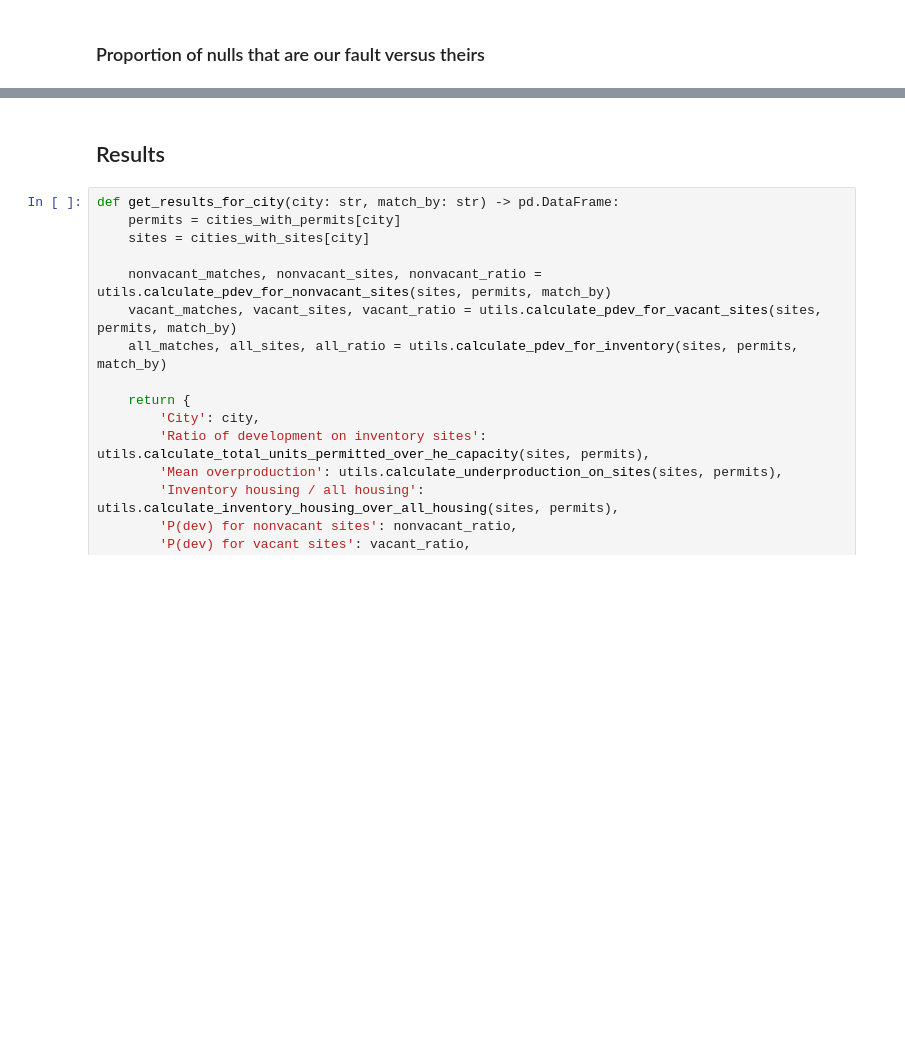
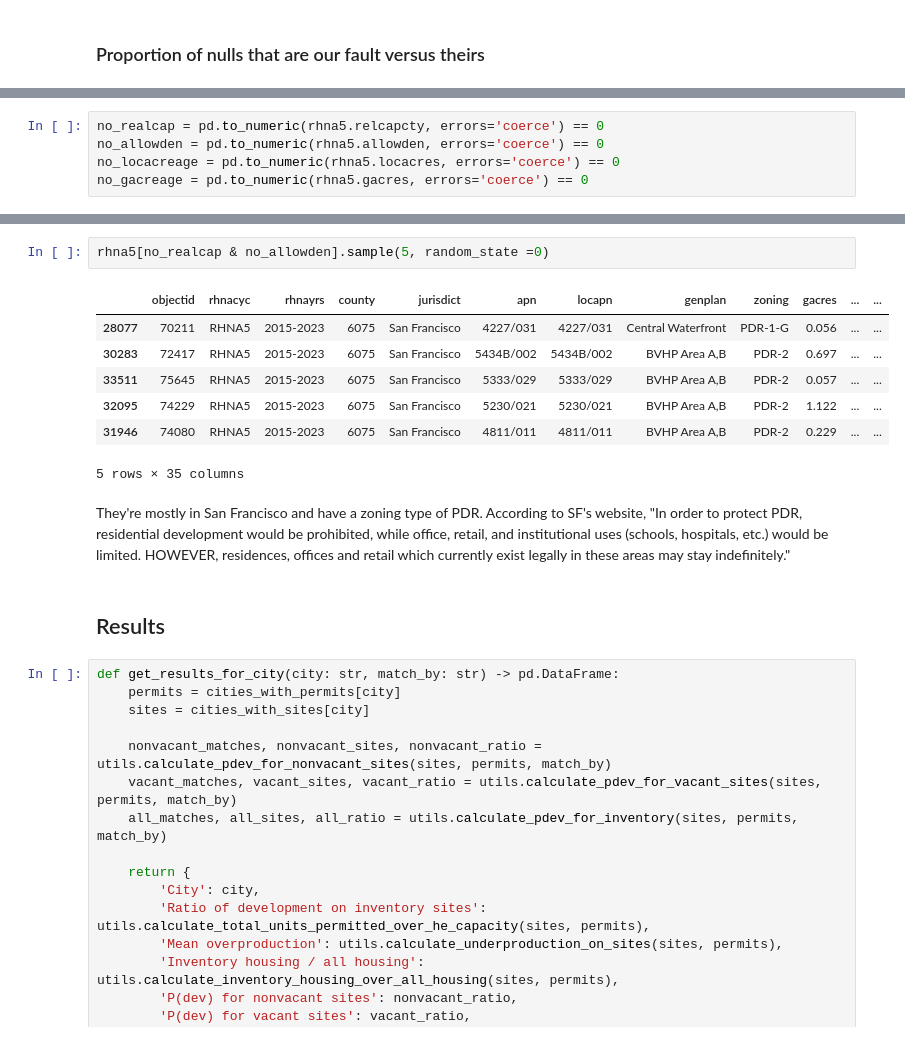
Before and after one commit to YIMBYdata/housing-elements, a Jupyter notebook: Final results.ipynb, the cells around one changed output, grey strips where cells are left out. Saved outputs shown, nothing was run; the diff lists cells and outputs as text; blank space fills up the shorter version.

Commit message:
analyze degenerate rows, realcap parsing failures

```diff
--- a/Final results.ipynb
+++ b/Final results.ipynb
@@ -180,0 +181,5 @@ sum([v.relcapcty.isna().sum() for c, v in cities_with_sites.items()])
+# %%
+no_realcap = pd.to_numeric(rhna5.relcapcty, errors='coerce') == 0
+no_allowden = pd.to_numeric(rhna5.allowden, errors='coerce') == 0
+no_locacreage = pd.to_numeric(rhna5.locacres, errors='coerce') == 0
+no_gacreage = pd.to_numeric(rhna5.gacres, errors='coerce') == 0
@@ -181,3 +218,15 @@ sum([v.relcapcty.isna().sum() for c, v in cities_with_sites.items()])
+# %%
+rhna5[no_realcap & no_allowden].sample(5, random_state =0)
+# %% [output]
+|  | objectid | rhnacyc | rhnayrs | county | jurisdict | apn | locapn | genplan | zoning | gacres | ... | ... |
+| 28077 | 70211 | RHNA5 | 2015-2023 | 6075 | San Francisco | 4227/031 | 4227/031 | Central Waterfront | PDR-1-G | 0.056 | ... | ... |
+| 30283 | 72417 | RHNA5 | 2015-2023 | 6075 | San Francisco | 5434B/002 | 5434B/002 | BVHP Area A,B | PDR-2 | 0.697 | ... | ... |
+| 33511 | 75645 | RHNA5 | 2015-2023 | 6075 | San Francisco | 5333/029 | 5333/029 | BVHP Area A,B | PDR-2 | 0.057 | ... | ... |
+| 32095 | 74229 | RHNA5 | 2015-2023 | 6075 | San Francisco | 5230/021 | 5230/021 | BVHP Area A,B | PDR-2 | 1.122 | ... | ... |
+| 31946 | 74080 | RHNA5 | 2015-2023 | 6075 | San Francisco | 4811/011 | 4811/011 | BVHP Area A,B | PDR-2 | 0.229 | ... | ... |
+5 rows × 35 columns
+# %% [markdown]
+They're mostly in San Francisco and have a zoning type of PDR. According to SF's website, "In order to protect PDR, residential development would be prohibited, while office, retail, and institutional uses (schools, hospitals, etc.) would be limited. HOWEVER, residences, offices and retail which currently exist legally in these areas may stay indefinitely."
 # %% [markdown]
 ## Results
 # %%
```
Also changed, not shown: parts of 71 cells of this notebook, 1 other file.
